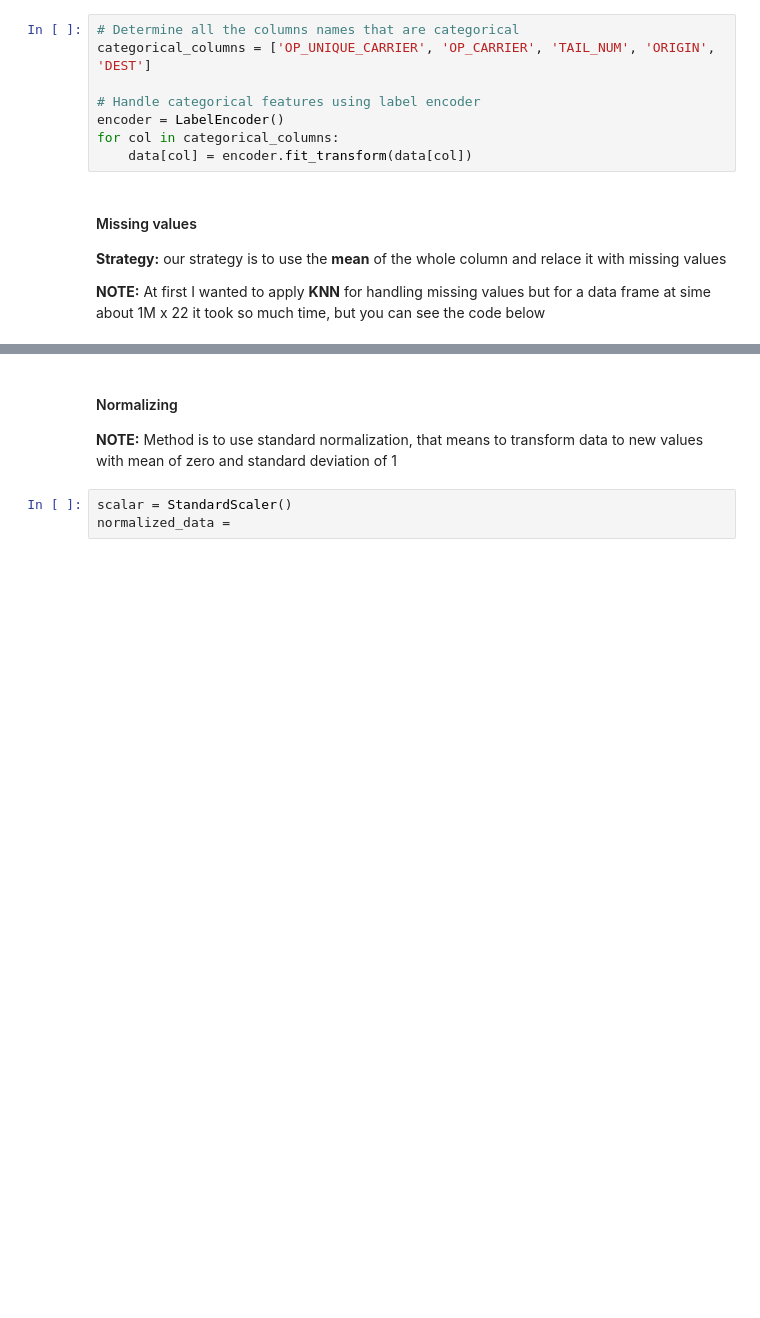
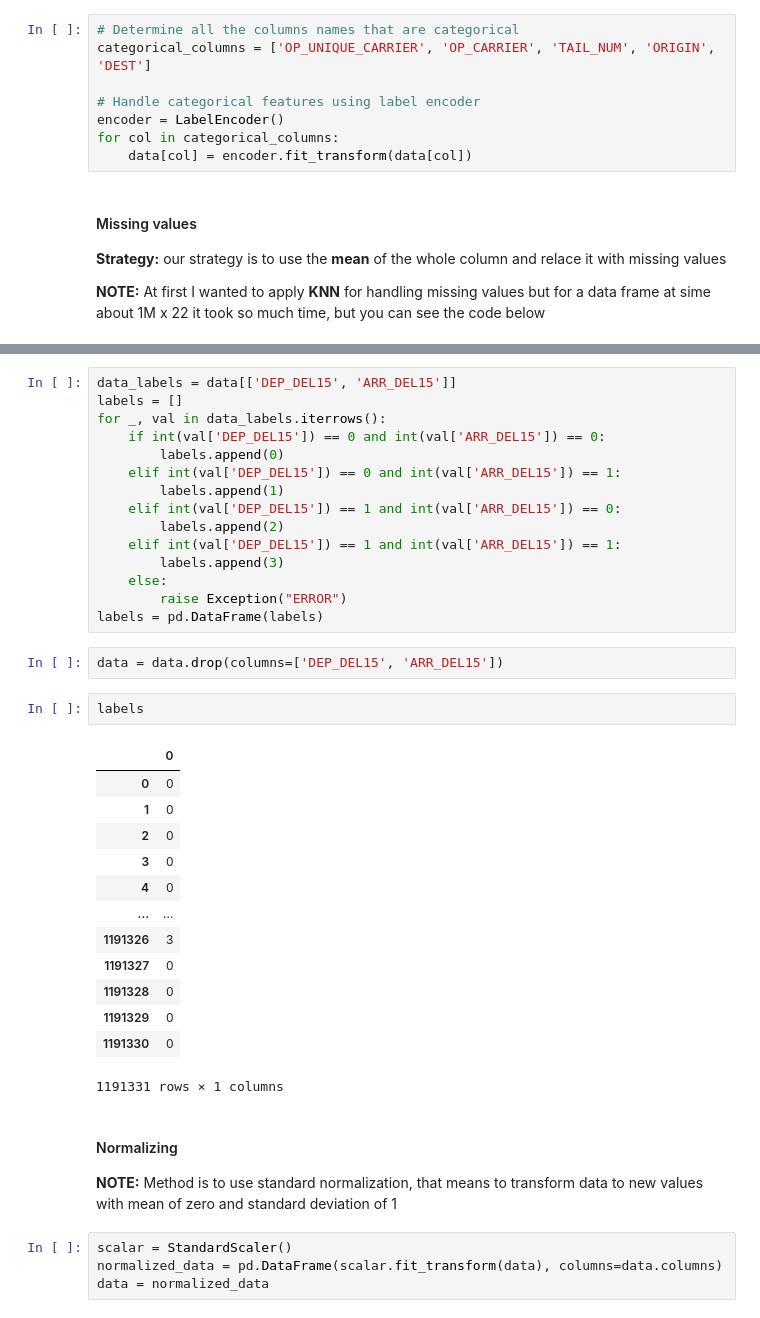
Before and after one commit to yazdanzv/Compare_Multiple_DL_Methods_on_Flight_USA_Dataset, a Jupyter notebook: main.ipynb, the cells around one changed output, grey strips where cells are left out. Cells and saved outputs as stored; diff of their text form; blank space fills up the shorter version.

```diff
--- a/main.ipynb
+++ b/main.ipynb
@@ -99,6 +108,40 @@ data_without_missing_values = pd.DataFrame(imputed_data, columns=data.columns)
+# %%
+data_labels = data[['DEP_DEL15', 'ARR_DEL15']]
+labels = []
+for _, val in data_labels.iterrows():
+    if int(val['DEP_DEL15']) == 0 and int(val['ARR_DEL15']) == 0:
+        labels.append(0)
+    elif int(val['DEP_DEL15']) == 0 and int(val['ARR_DEL15']) == 1:
+        labels.append(1)
+    elif int(val['DEP_DEL15']) == 1 and int(val['ARR_DEL15']) == 0:
+        labels.append(2)
+    elif int(val['DEP_DEL15']) == 1 and int(val['ARR_DEL15']) == 1:
+        labels.append(3)
+    else:
+        raise Exception("ERROR")
+labels = pd.DataFrame(labels)
+# %%
+data = data.drop(columns=['DEP_DEL15', 'ARR_DEL15'])
+# %%
+labels
+# %% [output]
+|  | 0 |
+| 0 | 0 |
+| 1 | 0 |
+| 2 | 0 |
+| 3 | 0 |
+| 4 | 0 |
+| ... | ... |
+| 1191326 | 3 |
+| 1191327 | 0 |
+| 1191328 | 0 |
+| 1191329 | 0 |
+| 1191330 | 0 |
+1191331 rows × 1 columns
 # %% [markdown]
 <h4>Normalizing</h4>
 <p><b>NOTE:</b> Method is to use standard normalization, that means to transform data to new values with mean of zero and standard deviation of 1</p>
-# %%
-scalar = StandardScaler()
-normalized_data =
+# %%
+scalar = StandardScaler()
+normalized_data = pd.DataFrame(scalar.fit_transform(data), columns=data.columns)
+data = normalized_data
```
Also changed, not shown: parts of 11 cells of this notebook.
